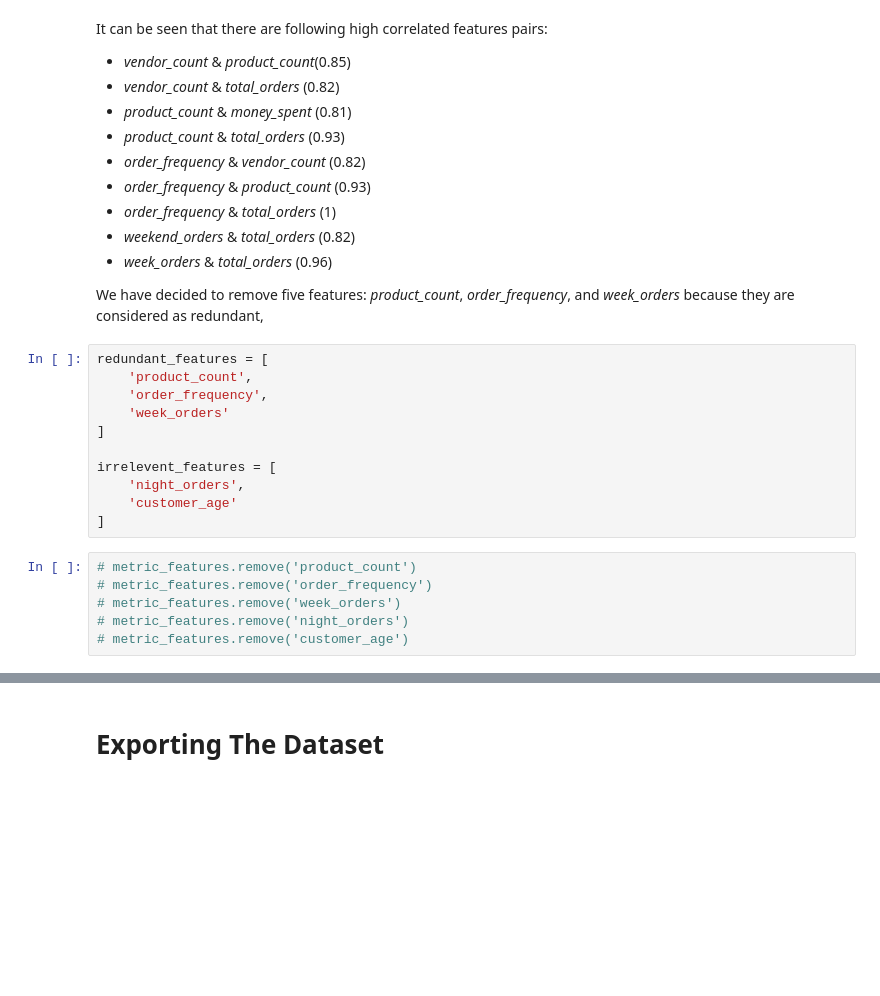
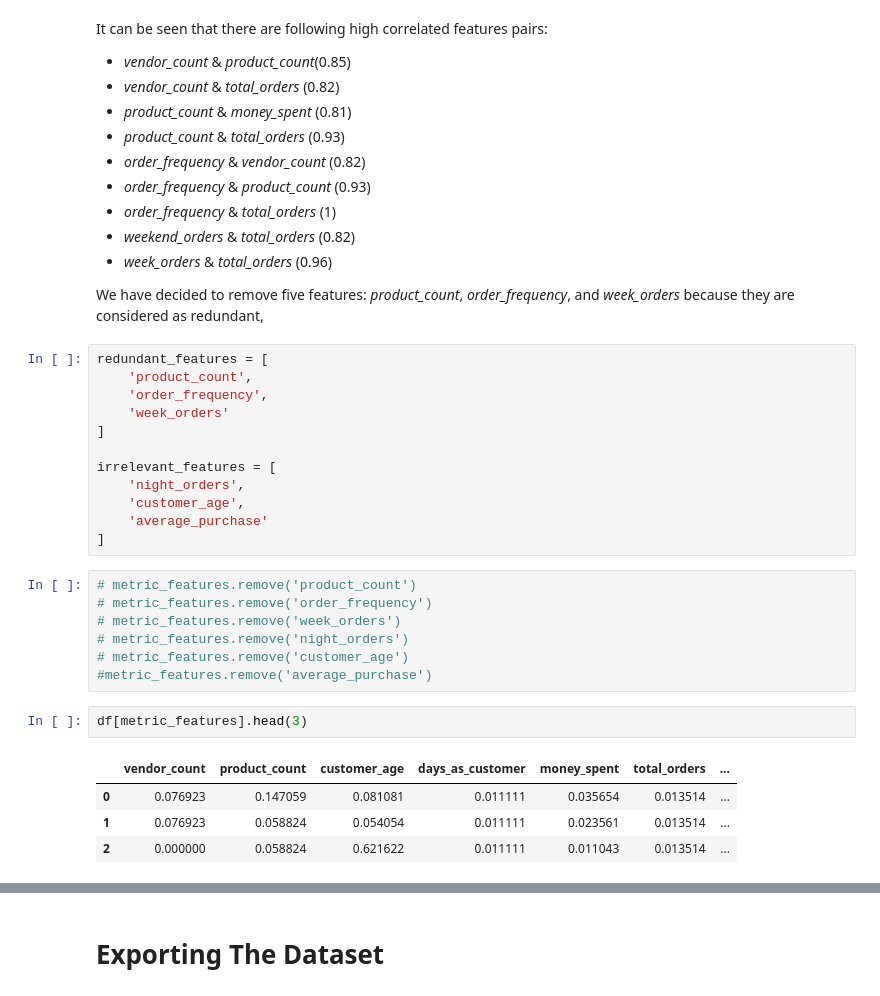
Before and after one commit to Telepatec/DataMiningProject, a Jupyter notebook: EDA PREPROCESS FEATURE ENGINEERING.ipynb, the cells around one changed output, grey strips where cells are left out. Saved outputs shown, nothing was run; the diff lists cells and outputs as text; blank space fills up the shorter version.

```diff
--- a/EDA PREPROCESS FEATURE ENGINEERING.ipynb
+++ b/EDA PREPROCESS FEATURE ENGINEERING.ipynb
@@ -1906,9 +1910,10 @@ redundant_features = [
     'week_orders'
 ]
 
-irrelevent_features = [
+irrelevant_features = [
     'night_orders',
-    'customer_age'
+    'customer_age',
+    'average_purchase'
 ]
 # %%
 # metric_features.remove('product_count')
@@ -1916,3 +1921,11 @@ irrelevent_features = [
 # metric_features.remove('week_orders')
 # metric_features.remove('night_orders')
 # metric_features.remove('customer_age')
+#metric_features.remove('average_purchase')
+# %%
+df[metric_features].head(3)
+# %% [output]
+|  | vendor_count | product_count | customer_age | days_as_customer | money_spent | total_orders | ... |
+| 0 | 0.076923 | 0.147059 | 0.081081 | 0.011111 | 0.035654 | 0.013514 | ... |
+| 1 | 0.076923 | 0.058824 | 0.054054 | 0.011111 | 0.023561 | 0.013514 | ... |
+| 2 | 0.000000 | 0.058824 | 0.621622 | 0.011111 | 0.011043 | 0.013514 | ... |
```
Also changed, not shown: parts of 14 cells of this notebook, 1 other file.
